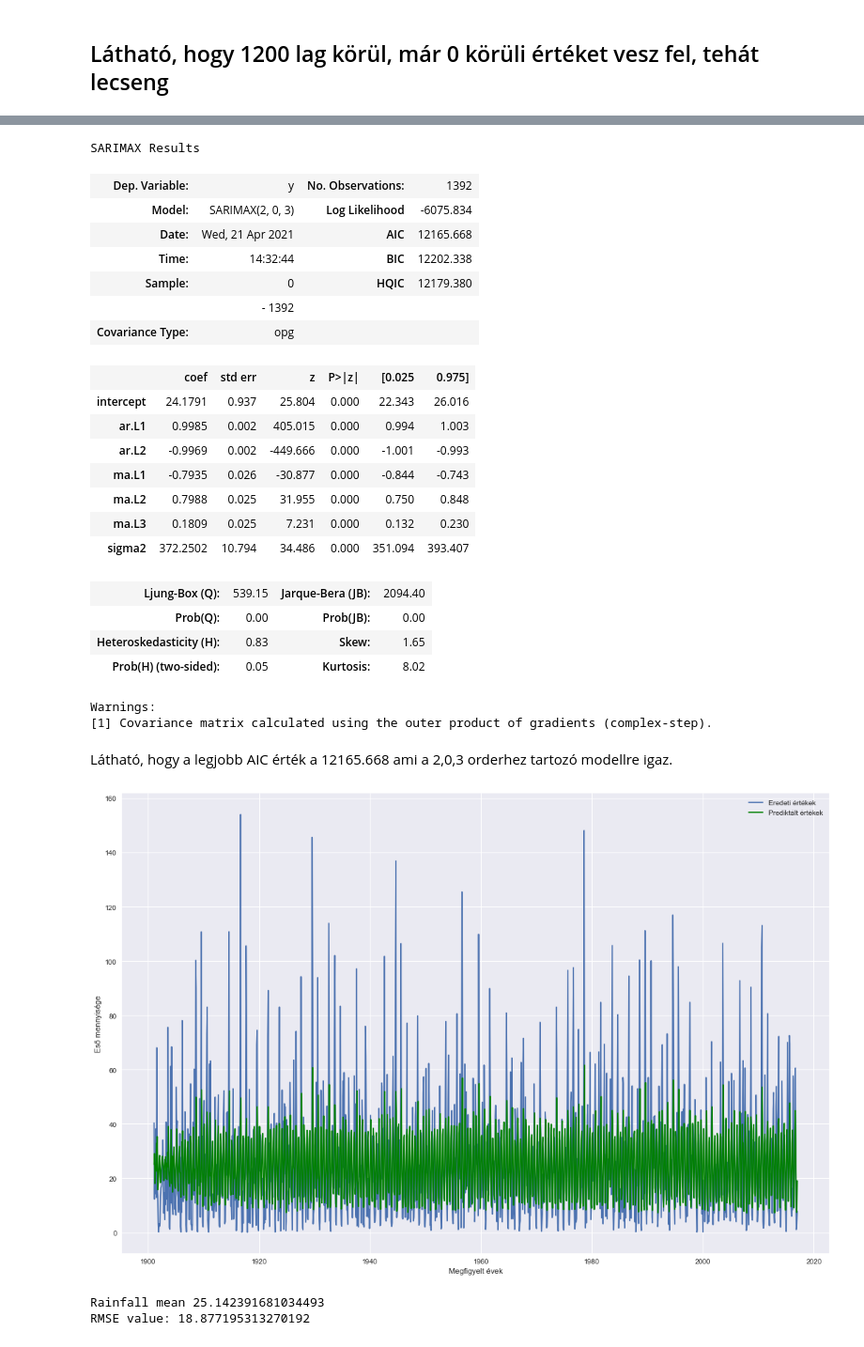
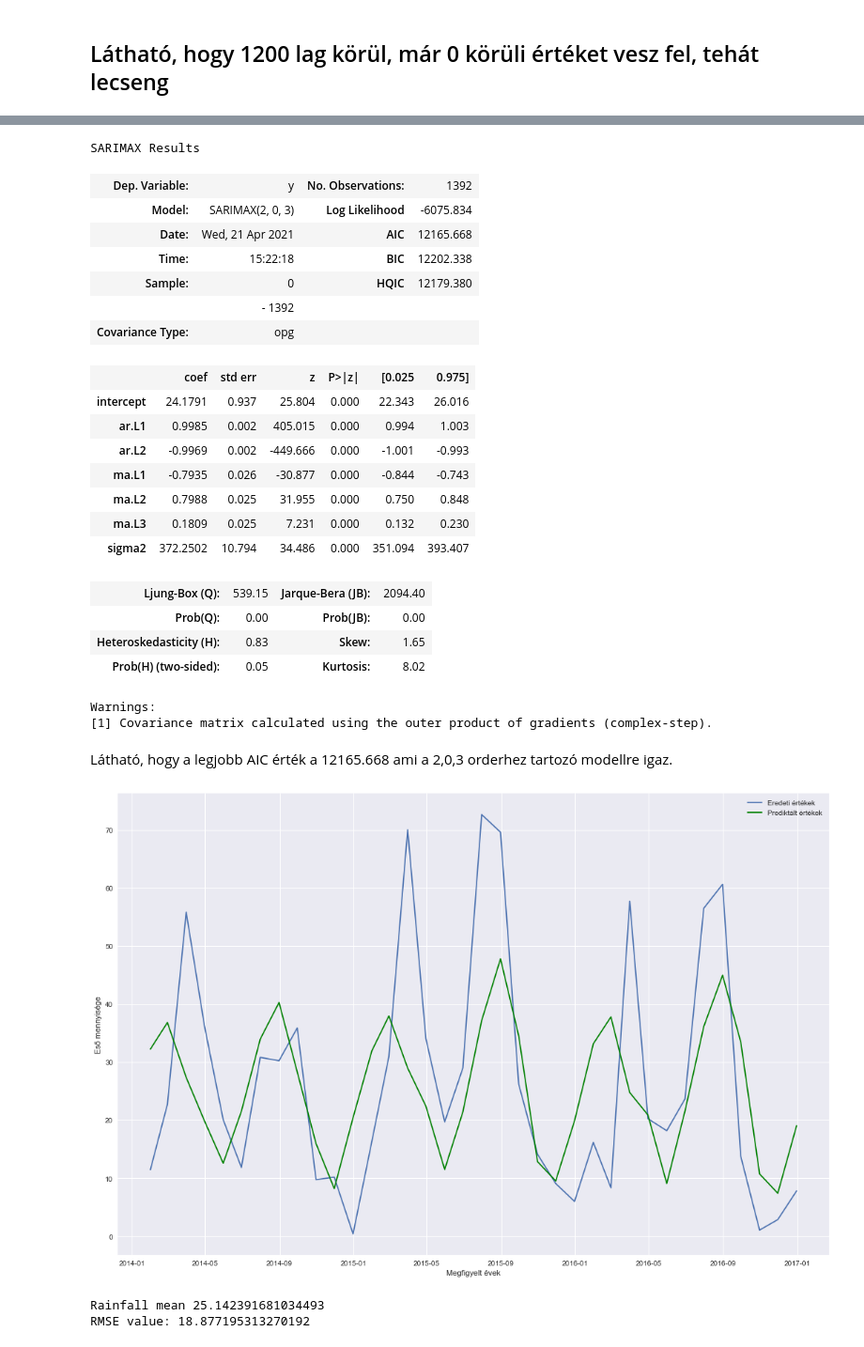
Before and after one commit to tmartin98/szamitogepadatelemzes, a Jupyter notebook: Pakistan rainfall.ipynb, the cells around one changed output, grey strips where cells are left out. Shown at 94% size. Drawn from its saved outputs; the diff is of its cells as text; code cells hidden in the pictures.

```diff
--- a/Pakistan rainfall.ipynb
+++ b/Pakistan rainfall.ipynb
@@ -38,3 +54,5 @@ df.head()
 | 1901-03-31 | 25.5119 |
 | 1901-04-30 | 14.2942 |
 | 1901-05-31 | 38.3046 |
+# %%
+df.drop_duplicates(inplace=True)
@@ -195,7 +240,7 @@ SARIMAX Results
 | Dep. Variable: | y | No. Observations: | 1392 |
 | Model: | SARIMAX(2, 0, 3) | Log Likelihood | -6075.834 |
 | Date: | Wed, 21 Apr 2021 | AIC | 12165.668 |
-| Time: | 14:32:44 | BIC | 12202.338 |
+| Time: | 15:22:18 | BIC | 12202.338 |
 | Sample: | 0 | HQIC | 12179.380 |
 |  | - 1392 |  |  |
 | Covariance Type: | opg |  |  |
@@ -220,16 +265,16 @@ from sklearn.metrics import mean_squared_error
 # %%
 model = ARIMA(df['Rainfall'],order=(2,0,3),freq='M')
 result = model.fit(disp=1)
 
 plt.figure(figsize=(18,12))
-plt.plot(df['Rainfall'])
-plt.plot(result.fittedvalues,color='green')
+plt.plot(df['Rainfall'][-36:])
+plt.plot(result.fittedvalues[-36:],color='green')
 plt.xlabel('Megfigyelt évek')
 plt.ylabel('Eső mennyisége')
 plt.legend(['Eredeti értékek','Prediktált értékek'])
 plt.show()
 # %% [output]
-[figure, old version]
+[figure, new version]
 # %%
 arima_pred = result.predict(start = '1901-01-31', end = len(df)-1, typ="levels").rename("ARIMA Predictions")
 df['ARIMA_Predictions'] = arima_pred
```
Also changed, not shown: parts of 12 cells of this notebook.
